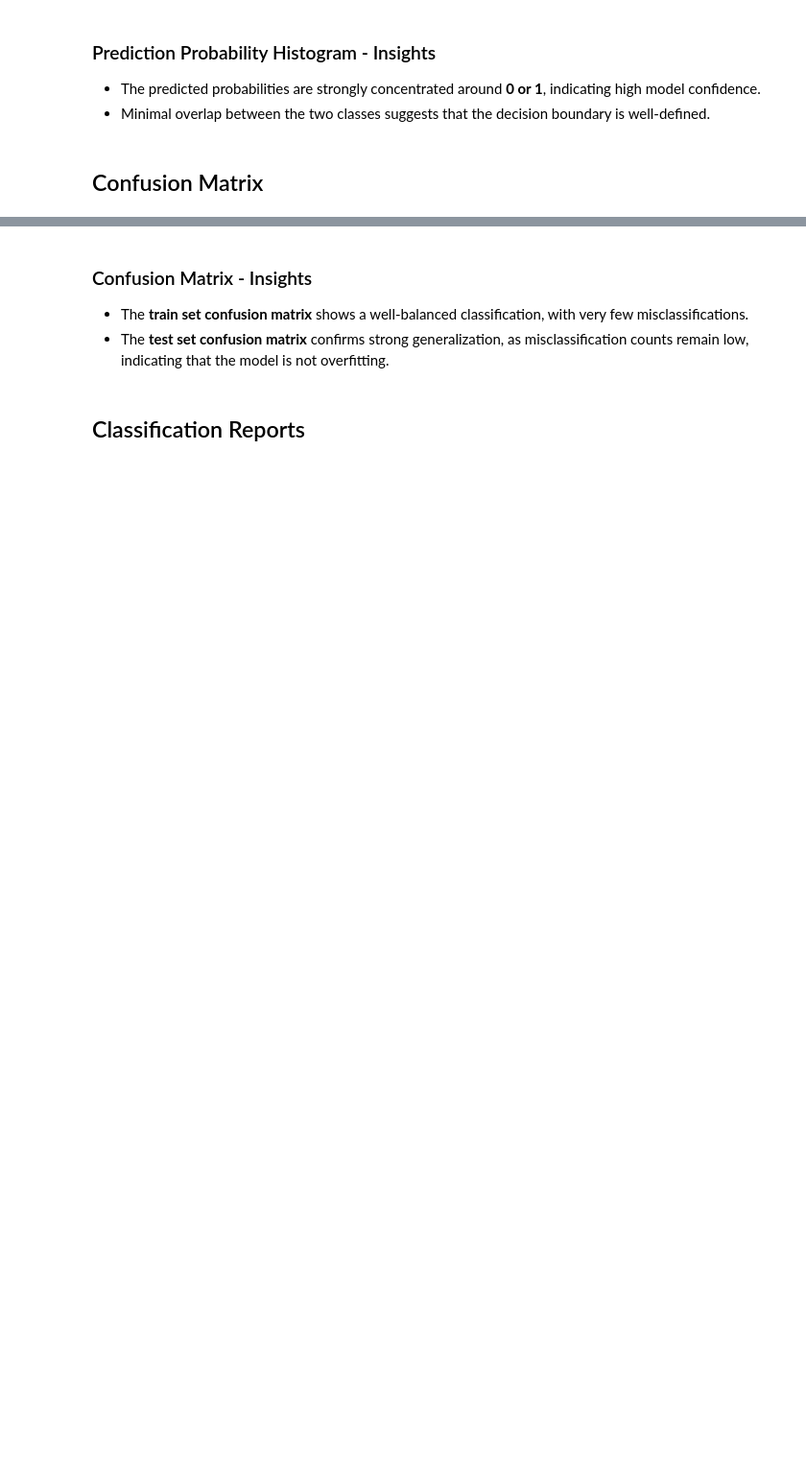
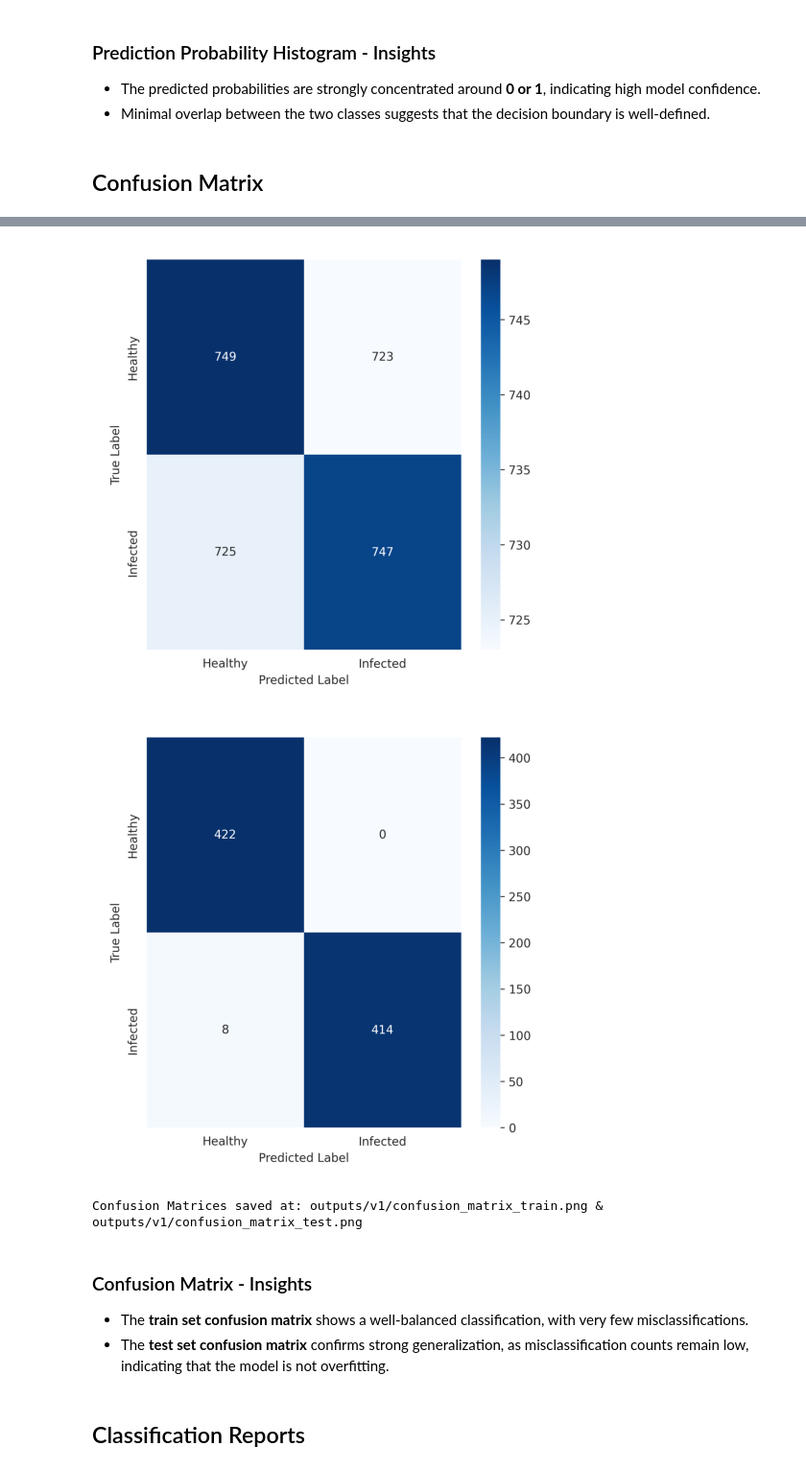
Before and after one commit to micmic210/mildew-detector, a Jupyter notebook: jupyter_notebooks/Modeling_Evaluation-sig-3.ipynb, the cells around one changed output, grey strips where cells are left out. Shown at 96% size. Drawn from its saved outputs; the diff is of its cells as text; code cells hidden in the pictures; blank space fills up the shorter version.

```diff
--- a/jupyter_notebooks/Modeling_Evaluation-sig-3.ipynb
+++ b/jupyter_notebooks/Modeling_Evaluation-sig-3.ipynb
@@ -496,9 +613,9 @@ print(f"Histogram saved at: {histogram_path}")
 # %%
 import numpy as np
 import pandas as pd
-import plotly.figure_factory as ff
 import os
 import matplotlib.pyplot as plt
+import seaborn as sns
 from sklearn.metrics import confusion_matrix
 
 # Ensure output directory exists
@@ -523,46 +640,33 @@ cm_test = confusion_matrix(y_true_test, y_pred_test)
 df_cm_train = pd.DataFrame(cm_train, index=label_map, columns=label_map)
 df_cm_test = pd.DataFrame(cm_test, index=label_map, columns=label_map)
 
-# Function to create interactive Confusion Matrix
-def create_confusion_matrix_figure(conf_matrix, title):
-    fig = ff.create_annotated_heatmap(
-        z=conf_matrix.values,
-        x=conf_matrix.columns.tolist(),
-        y=conf_matrix.index.tolist(),
-        colorscale="Blues",
-        showscale=True,
-    )
-    fig.update_layout(
-        title=title,
-        xaxis_title="Predicted Label",
-        yaxis_title="True Label",
-        template="plotly_white",
-    )
-    return fig
-
-# Create interactive plots
-fig_train = create_confusion_matrix_figure(df_cm_train, "Confusion Matrix - Train Set")
-fig_test = create_confusion_matrix_figure(df_cm_test, "Confusion Matrix - Test Set")
-
 # Define file paths
 train_cm_path = os.path.join(output_dir, "confusion_matrix_train.png")
 test_cm_path = os.path.join(output_dir, "confusion_matrix_test.png")
 
-# Save interactive figures as static PNGs
-fig_train.write_image(train_cm_path, scale=2)
-fig_test.write_image(test_cm_path, scale=2)
+# Save Train Set Confusion Matrix
+plt.figure(figsize=(6, 6))
+sns.heatmap(df_cm_train, annot=True, fmt="d", cmap="Blues", xticklabels=label_map, yticklabels=label_map)
+plt.xlabel("Predicted Label")
+plt.ylabel("True Label")
+plt.savefig(train_cm_path, dpi=300, bbox_inches="tight")
+plt.close()
 
-# Show both Train and Test Confusion Matrices interactively
-fig_train.show()
-fig_test.show()
+# Save Test Set Confusion Matrix
+plt.figure(figsize=(6, 6))
+sns.heatmap(df_cm_test, annot=True, fmt="d", cmap="Blues", xticklabels=label_map, yticklabels=label_map)
+plt.xlabel("Predicted Label")
+plt.ylabel("True Label")
+plt.savefig(test_cm_path, dpi=300, bbox_inches="tight")
+plt.close()
 
-# Display the saved static Confusion Matrices in the notebook
-for path, title in zip([train_cm_path, test_cm_path], ["Train Set", "Test Set"]):
+# Display the saved Confusion Matrices in the notebook
+for path in [train_cm_path, test_cm_path]:
     img = plt.imread(path)
     plt.figure(figsize=(6, 6))
     plt.imshow(img)
     plt.axis("off")
-    plt.title(f"Confusion Matrix - {title}")
     plt.show()
 
 print(f"Confusion Matrices saved at: {train_cm_path} & {test_cm_path}")
+# %% [output]
@@ -569,3 +675,6 @@ print(f"Confusion Matrices saved at: {train_cm_path} & {test_cm_path}")
+[figure, added]
+[figure, added]
+Confusion Matrices saved at: outputs/v1/confusion_matrix_train.png & outputs/v1/confusion_matrix_test.png
 # %% [markdown]
 ### Confusion Matrix - Insights
 
```
Also changed, not shown: parts of 33 cells of this notebook, 12 other files.
